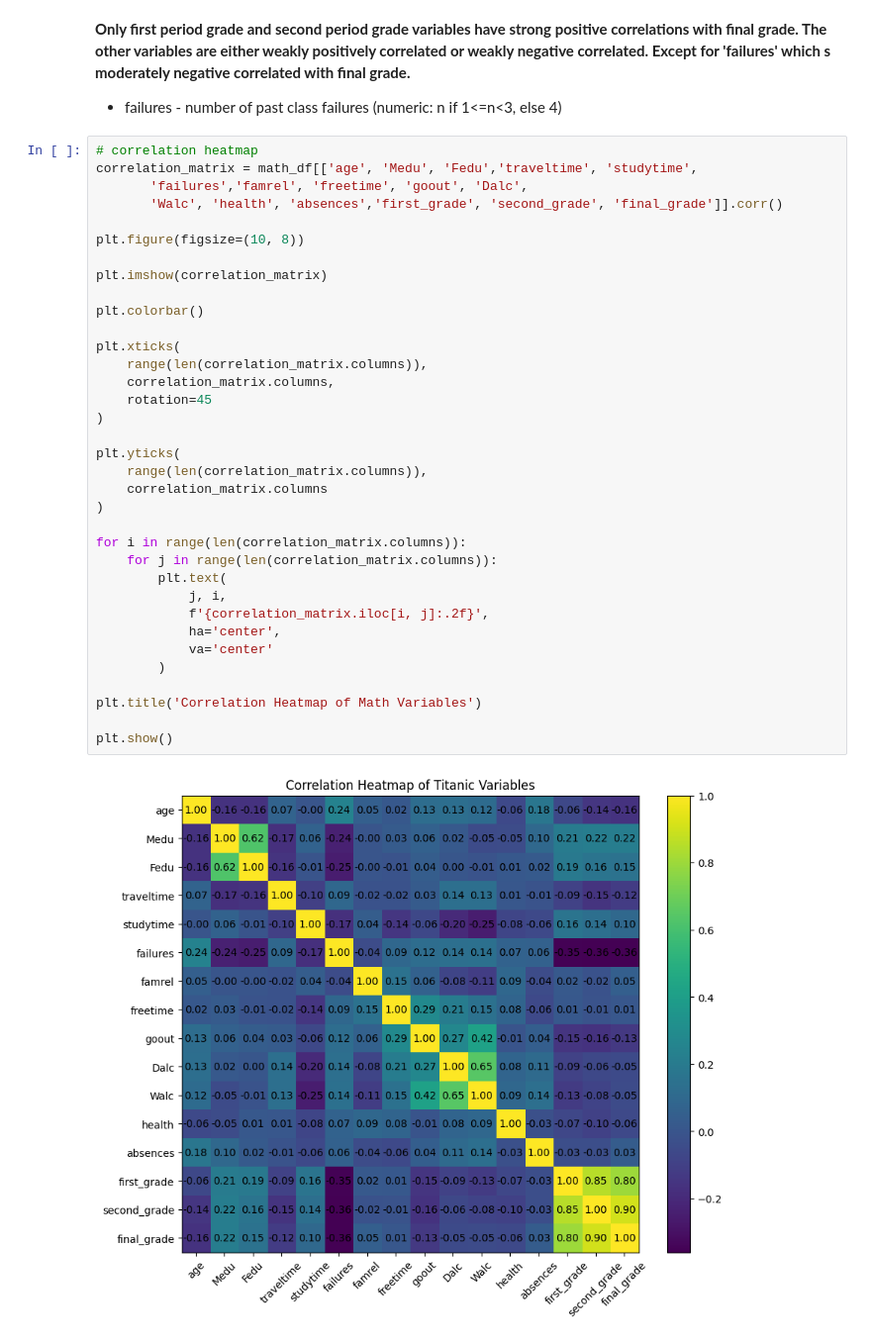
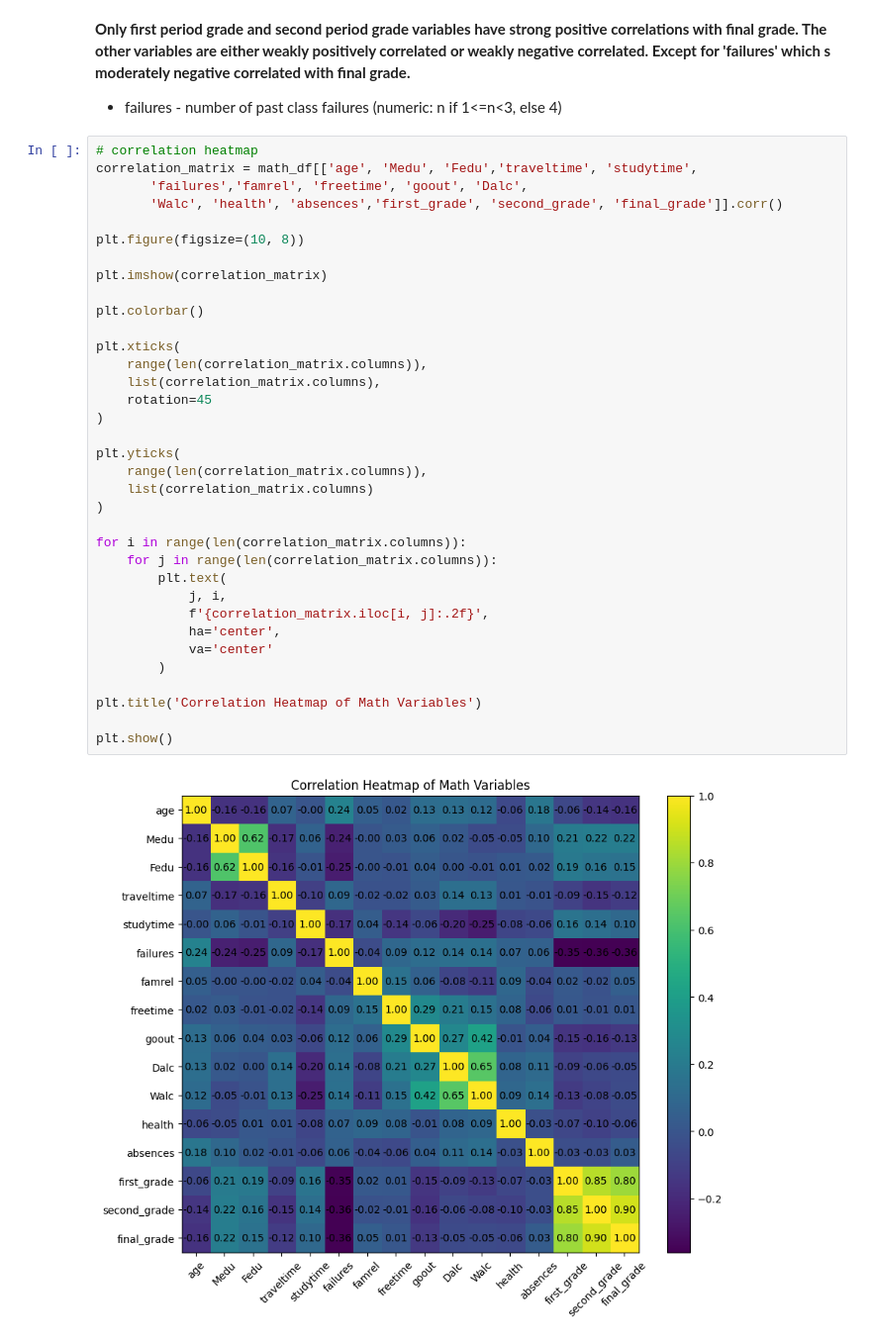
Before and after one commit to tingly-amua/Student-Performance-Analysis, a Jupyter notebook: EDA.ipynb, the cells around one changed output. Shown at 99% size. Cells and saved outputs as stored; diff of their text form.

Commit message:
create correlation heatmaps

```diff
--- a/EDA.ipynb
+++ b/EDA.ipynb
@@ -1528,36 +1528,36 @@ correlation_matrix = math_df[['age', 'Medu', 'Fedu','traveltime', 'studytime',
        'Walc', 'health', 'absences','first_grade', 'second_grade', 'final_grade']].corr()
 
 plt.figure(figsize=(10, 8))
 
 plt.imshow(correlation_matrix)
 
 plt.colorbar()
 
 plt.xticks(
     range(len(correlation_matrix.columns)),
-    correlation_matrix.columns,
+    list(correlation_matrix.columns),
     rotation=45
 )
 
 plt.yticks(
     range(len(correlation_matrix.columns)),
-    correlation_matrix.columns
+    list(correlation_matrix.columns)
 )
 
 for i in range(len(correlation_matrix.columns)):
     for j in range(len(correlation_matrix.columns)):
         plt.text(
             j, i,
             f'{correlation_matrix.iloc[i, j]:.2f}',
             ha='center',
             va='center'
         )
 
 plt.title('Correlation Heatmap of Math Variables')
 
 plt.show()
 # %% [output]
-[figure, old version]
+[figure, new version]
 # %%
 # correlation heatmap
 correlation_matrix = port_df[['age', 'Medu', 'Fedu','traveltime', 'studytime',
```
Also changed, not shown: parts of 1 cell of this notebook.
